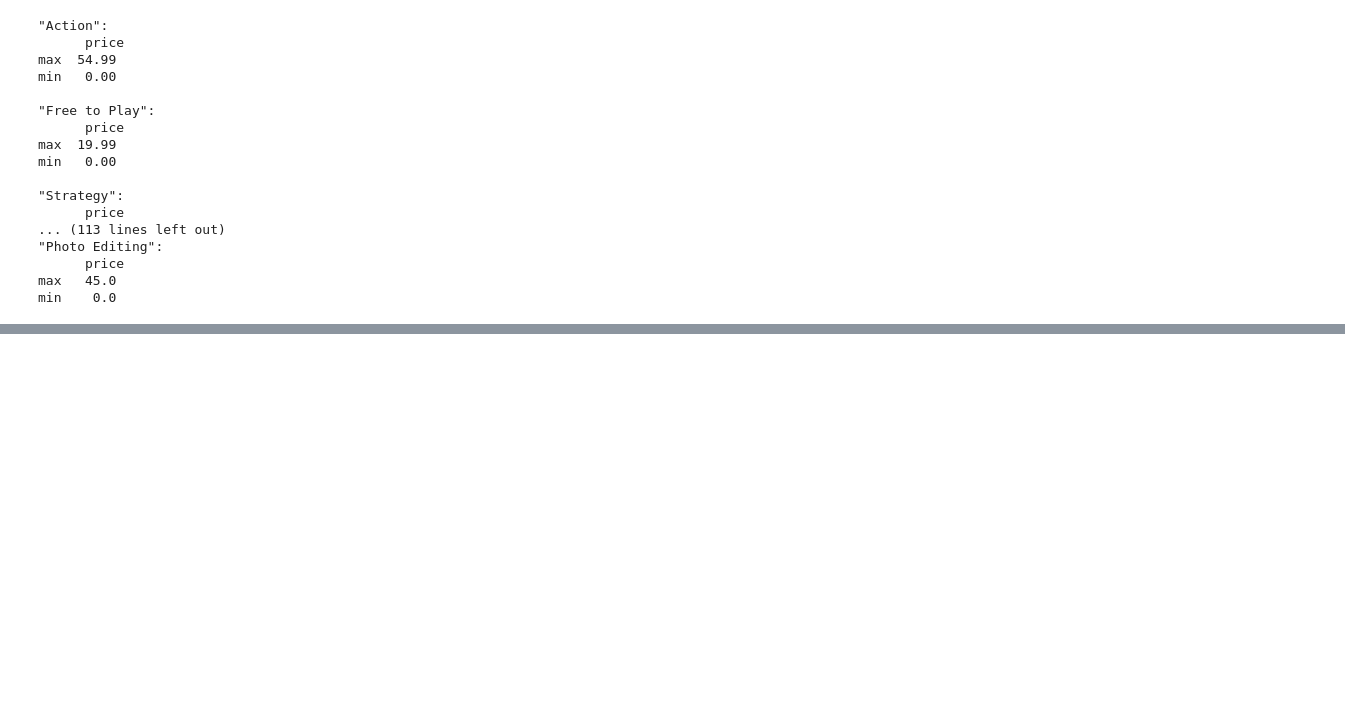
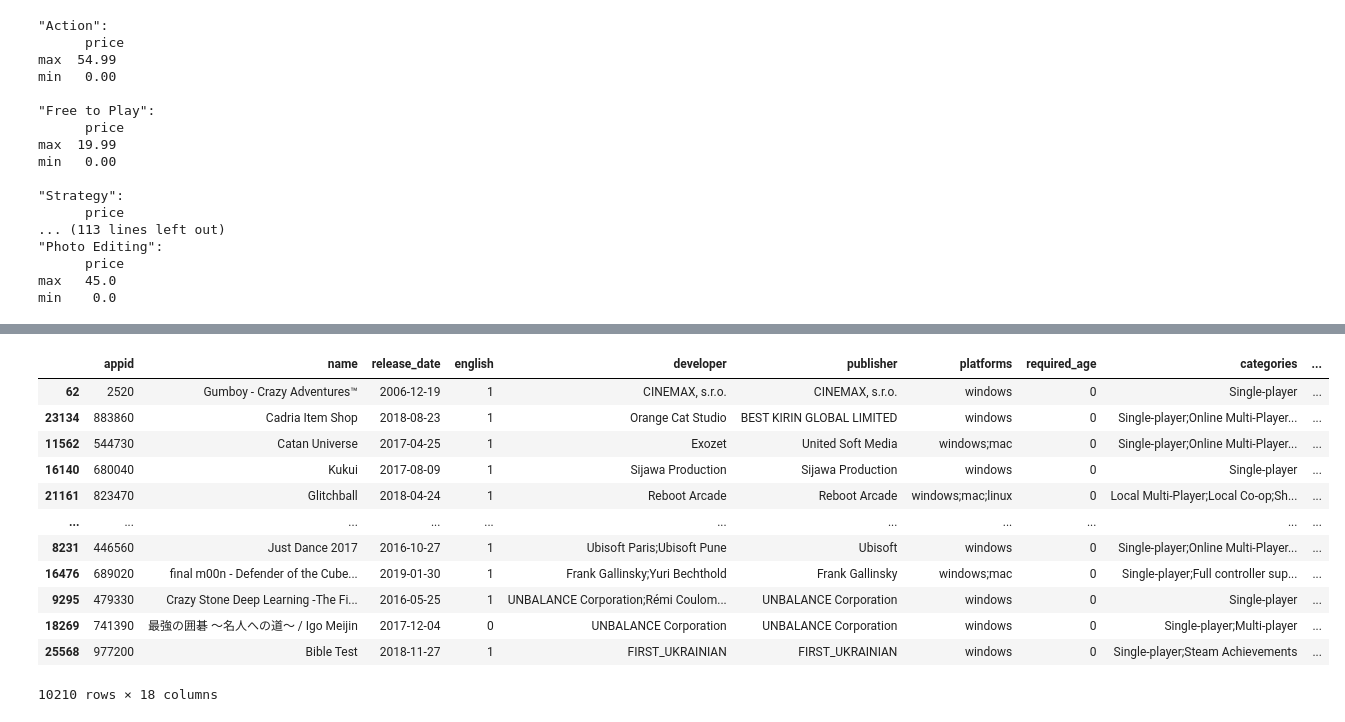
Before and after one commit to matejgrzinic/PR20MGDPMZML, a Jupyter notebook: zupancic.ipynb, the cells around one changed output, grey strips where cells are left out. Drawn from its saved outputs; the diff is of its cells as text; code cells hidden in the pictures; blank space fills up the shorter version.

```diff
--- a/zupancic.ipynb
+++ b/zupancic.ipynb
@@ -339,0 +386,19 @@ plt.xlim(0,1)
+# %%
+import pandas as pd
+steam = pd.read_csv("Data/steam.csv")
+
+steam[steam["genres"].str.contains("Casual")].sort_values(by=["price"] ,ascending=True)
+# %% [output]
+|  | appid | name | release_date | english | developer | publisher | platforms | required_age | categories | ... |
+| 62 | 2520 | Gumboy - Crazy Adventures™ | 2006-12-19 | 1 | CINEMAX, s.r.o. | CINEMAX, s.r.o. | windows | 0 | Single-player | ... |
+| 23134 | 883860 | Cadria Item Shop | 2018-08-23 | 1 | Orange Cat Studio | BEST KIRIN GLOBAL LIMITED | windows | 0 | Single-player;Online Multi-Player... | ... |
+| 11562 | 544730 | Catan Universe | 2017-04-25 | 1 | Exozet | United Soft Media | windows;mac | 0 | Single-player;Online Multi-Player... | ... |
+| 16140 | 680040 | Kukui | 2017-08-09 | 1 | Sijawa Production | Sijawa Production | windows | 0 | Single-player | ... |
+| 21161 | 823470 | Glitchball | 2018-04-24 | 1 | Reboot Arcade | Reboot Arcade | windows;mac;linux | 0 | Local Multi-Player;Local Co-op;Sh... | ... |
+| ... | ... | ... | ... | ... | ... | ... | ... | ... | ... | ... |
+| 8231 | 446560 | Just Dance 2017 | 2016-10-27 | 1 | Ubisoft Paris;Ubisoft Pune | Ubisoft | windows | 0 | Single-player;Online Multi-Player... | ... |
+| 16476 | 689020 | final m00n - Defender of the Cube... | 2019-01-30 | 1 | Frank Gallinsky;Yuri Bechthold | Frank Gallinsky | windows;mac | 0 | Single-player;Full controller sup... | ... |
+| 9295 | 479330 | Crazy Stone Deep Learning -The Fi... | 2016-05-25 | 1 | UNBALANCE Corporation;Rémi Coulom... | UNBALANCE Corporation | windows | 0 | Single-player | ... |
+| 18269 | 741390 | 最強の囲碁 ～名人への道～ / Igo Meijin | 2017-12-04 | 0 | UNBALANCE Corporation | UNBALANCE Corporation | windows | 0 | Single-player;Multi-player | ... |
+| 25568 | 977200 | Bible Test | 2018-11-27 | 1 | FIRST_UKRAINIAN | FIRST_UKRAINIAN | windows | 0 | Single-player;Steam Achievements | ... |
+10210 rows × 18 columns
```
Also changed, not shown: parts of 5 cells of this notebook, 5 other files.
